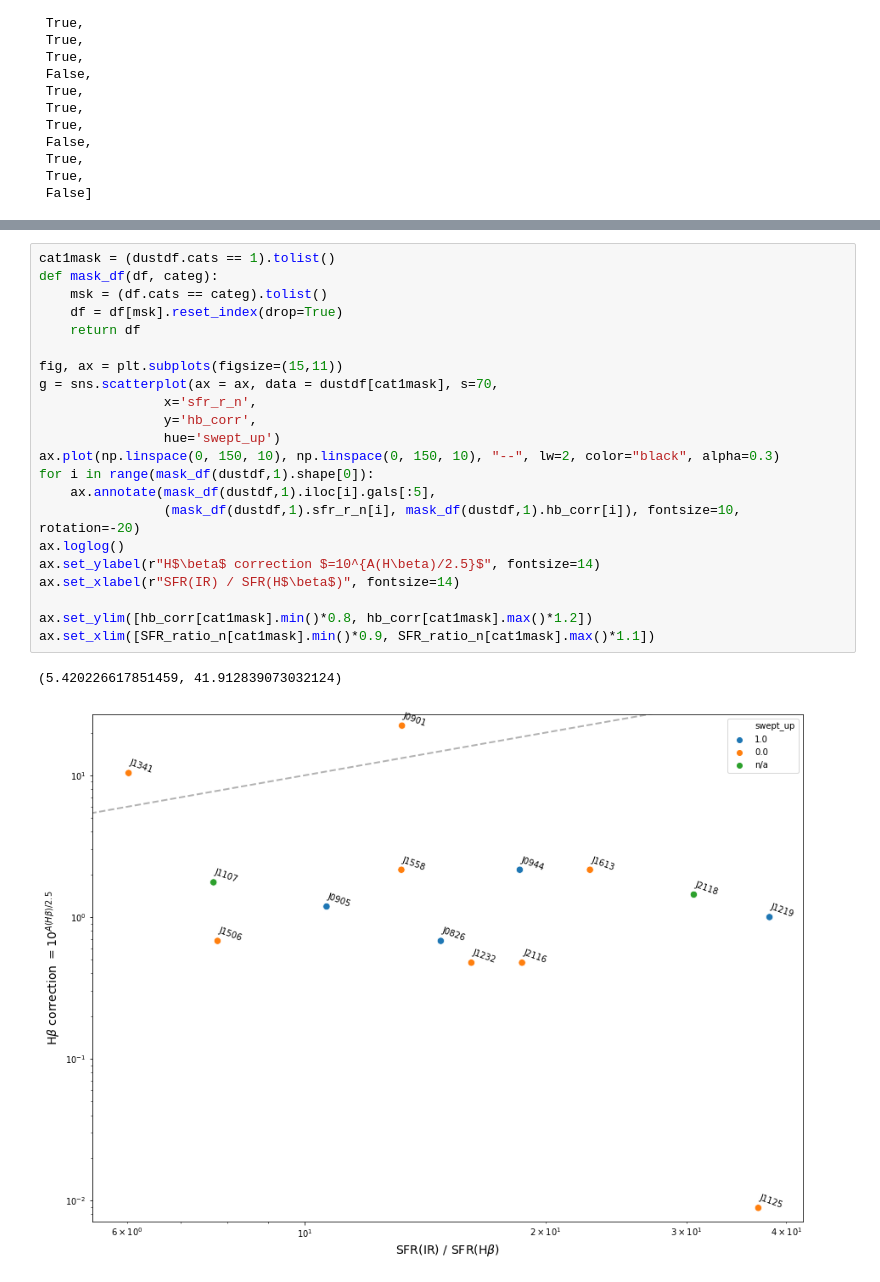
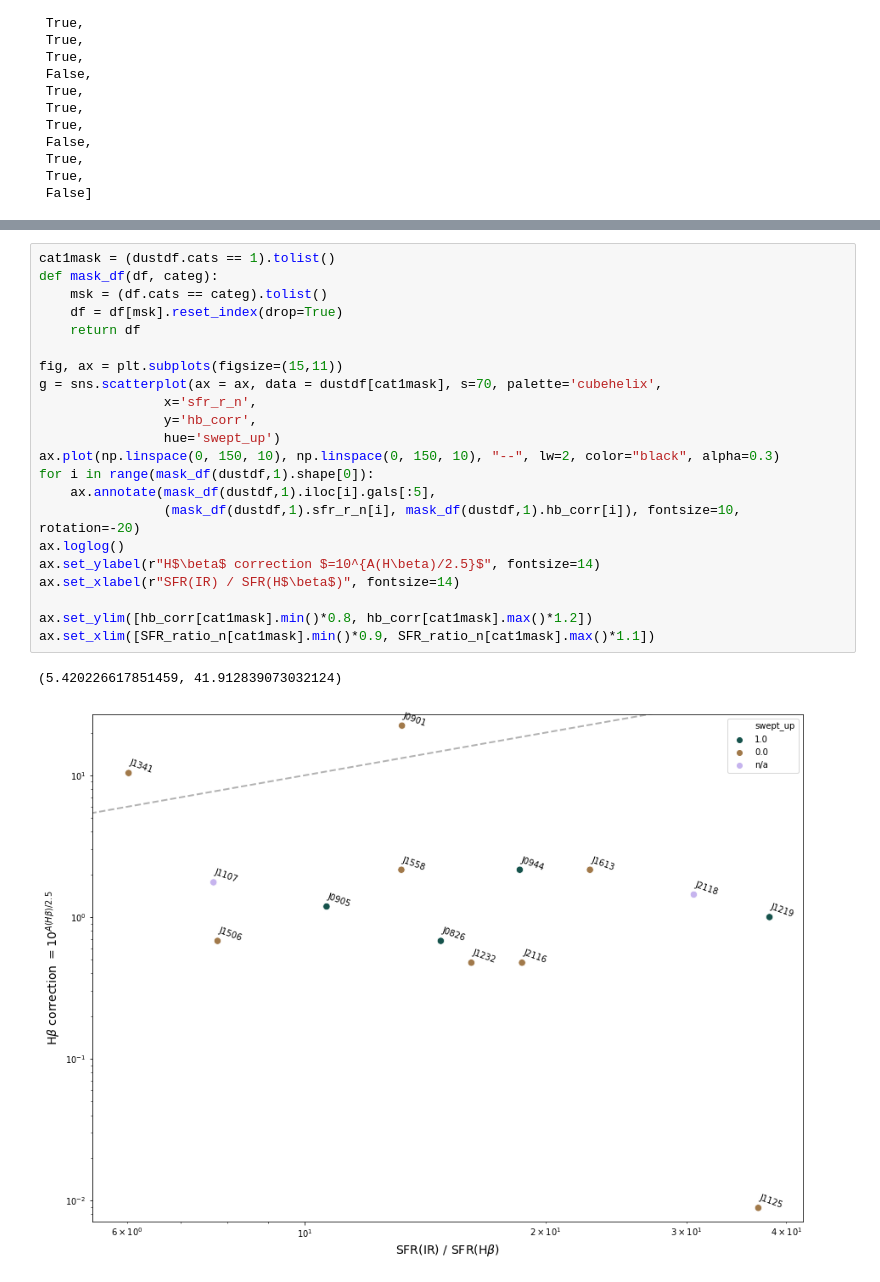
Before and after one commit to aleksds/bates_galaxies_lab, a Jupyter notebook: hires/cb_thesis.ipynb, the cells around one changed output, grey strips where cells are left out. Drawn from its saved outputs; the diff is of its cells as text.

```diff
--- a/hires/cb_thesis.ipynb
+++ b/hires/cb_thesis.ipynb
@@ -231,25 +253,25 @@ cat1mask.tolist()
 # %%
 cat1mask = (dustdf.cats == 1).tolist()
 def mask_df(df, categ):
     msk = (df.cats == categ).tolist()
     df = df[msk].reset_index(drop=True)
     return df
 
 fig, ax = plt.subplots(figsize=(15,11))
-g = sns.scatterplot(ax = ax, data = dustdf[cat1mask], s=70,
+g = sns.scatterplot(ax = ax, data = dustdf[cat1mask], s=70, palette='cubehelix',
                 x='sfr_r_n',
                 y='hb_corr',
                 hue='swept_up')
 ax.plot(np.linspace(0, 150, 10), np.linspace(0, 150, 10), "--", lw=2, color="black", alpha=0.3)
 for i in range(mask_df(dustdf,1).shape[0]):
     ax.annotate(mask_df(dustdf,1).iloc[i].gals[:5],
                 (mask_df(dustdf,1).sfr_r_n[i], mask_df(dustdf,1).hb_corr[i]), fontsize=10, rotation=-20)
 ax.loglog()
 ax.set_ylabel(r"H$\beta$ correction $=10^{A(H\beta)/2.5}$", fontsize=14)
 ax.set_xlabel(r"SFR(IR) / SFR(H$\beta$)", fontsize=14)
 
 ax.set_ylim([hb_corr[cat1mask].min()*0.8, hb_corr[cat1mask].max()*1.2])
 ax.set_xlim([SFR_ratio_n[cat1mask].min()*0.9, SFR_ratio_n[cat1mask].max()*1.1])
 # %% [output]
 (5.420226617851459, 41.912839073032124)
-[figure, old version]
+[figure, new version]
```
Also changed, not shown: parts of 2 cells of this notebook, 1 other file.
